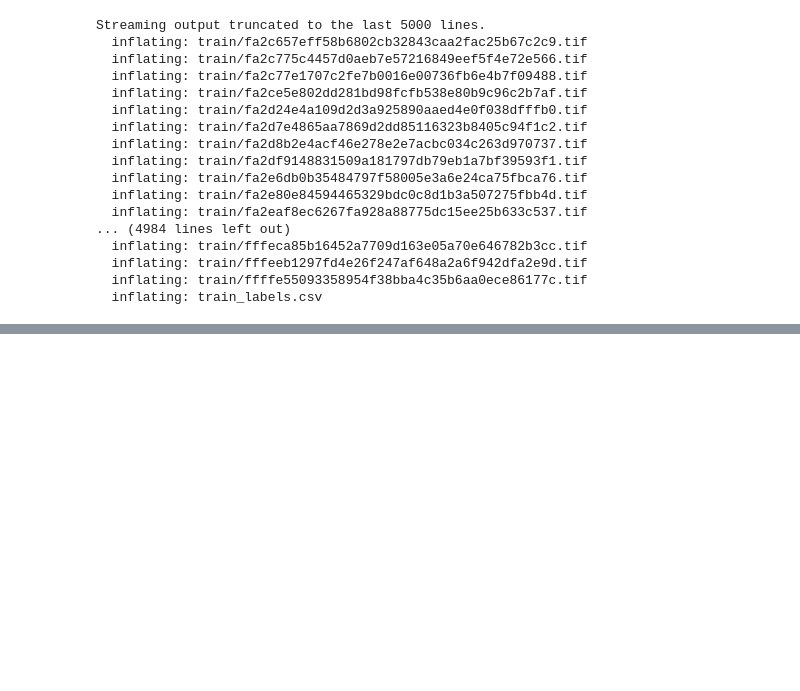
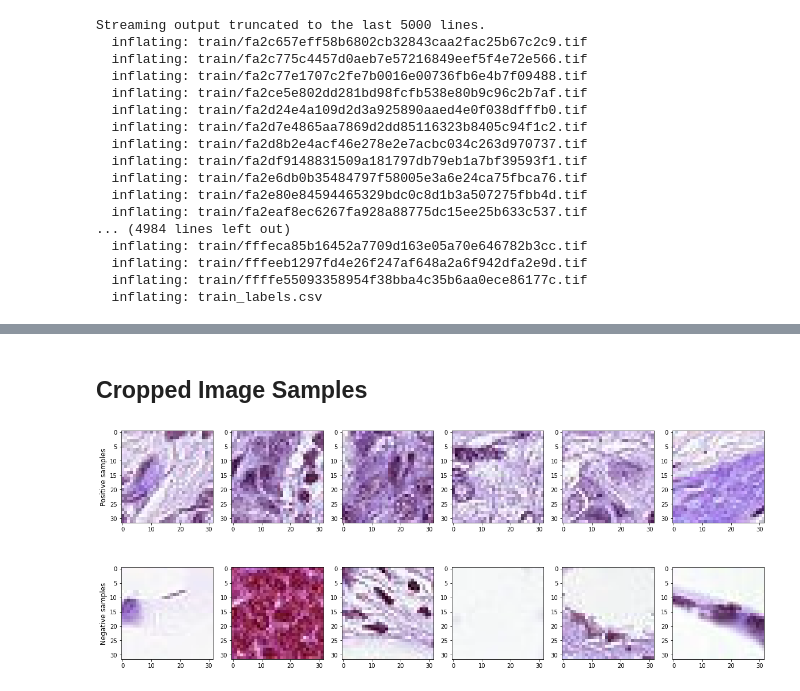
Before and after one commit to johnsocf/3308_Lab_5, a Jupyter notebook: hw5.ipynb, the cells around one changed output, grey strips where cells are left out. Drawn from its saved outputs; the diff is of its cells as text; code cells hidden in the pictures; blank space fills up the shorter version.

```diff
--- a/hw5.ipynb
+++ b/hw5.ipynb
@@ -322,7 +360,12 @@ show_image(negative_image_sample_array, 'Negative samples', ax0, 1)
+# %% [markdown]
+## Cropped Image Samples
 # %%
 cropper = CenterCrop(height=32, width=32)
+fig.suptitle('Sample 32 x 32 Center Cropped Positive And Negative Images',fontsize=20)
 output_data_pos = cropper(positive_image_sample_array)
 output_data_neg = cropper(negative_image_sample_array)
-fig, ax0 = plt.subplots(2,4,figsize=(20,8))
-show_image(output_data_pos, 'Positive samples', ax0, 0)
-show_image(output_data_neg, 'Negative samples', ax0, 1)
+fig, ax0 = plt.subplots(2,6,figsize=(20,8))
+show_image_samples(output_data_pos, 'Positive samples', ax0, 0)
+show_image_samples(output_data_neg, 'Negative samples', ax0, 1)
+# %% [output]
+[figure, added]
```
Also changed, not shown: parts of 73 cells of this notebook.
